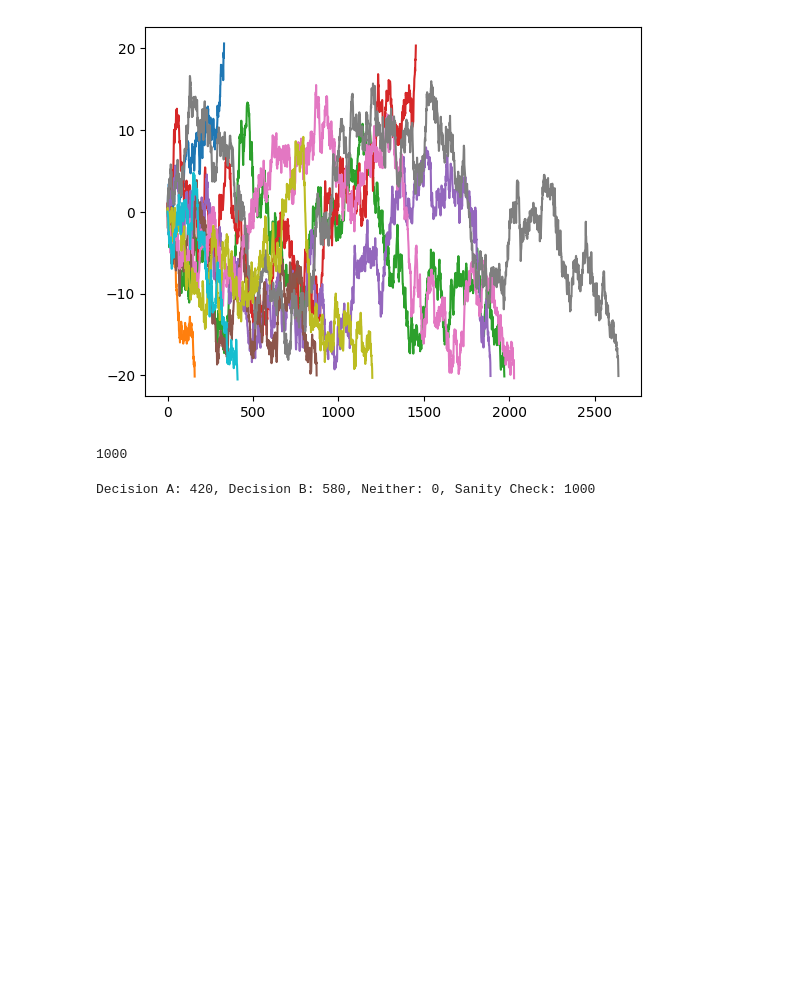
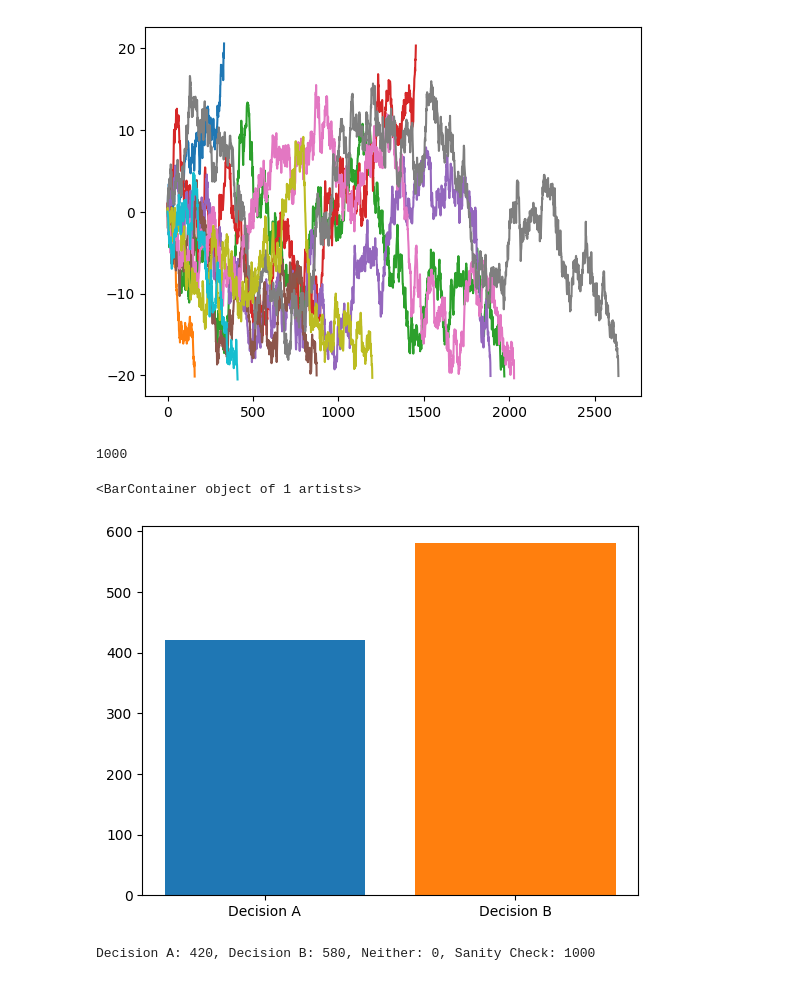
Before and after one commit to CEBangu/MOD_201, a Jupyter notebook: MOD201 HW_4/MOD201_HW4_part_1.ipynb, the cells around one changed output. Saved outputs shown, nothing was run; the diff lists cells and outputs as text; code cells hidden in the pictures; blank space fills up the shorter version.

```diff
--- a/MOD201 HW_4/MOD201_HW4_part_1.ipynb
+++ b/MOD201 HW_4/MOD201_HW4_part_1.ipynb
@@ -63,8 +63,15 @@ len(outcomes)
 # %%
 decision_A = np.where(outcomes >= mu, 1, 0).sum()
 decsion_B = np.where(outcomes <= -mu, 1, 0).sum()
 neither = trials - decision_A - decsion_B
 sanity_check = decision_A + decsion_B + neither
+
+fig, ax = plt.subplots()
+ax.bar(['Decision A'], [decision_A])
+ax.bar(['Decision B'], [decsion_B])
+# %% [output]
+<BarContainer object of 1 artists>
+[figure, added]
 # %%
 print(f"Decision A: {decision_A}, Decision B: {decsion_B}, Neither: {neither}, Sanity Check: {sanity_check}")
 # %% [output]
```
Also changed, not shown: parts of 1 cell of this notebook.
